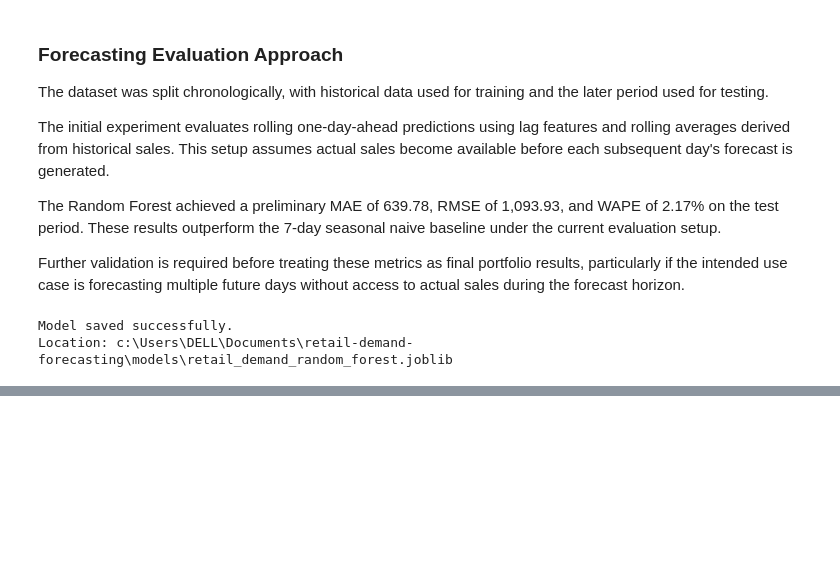
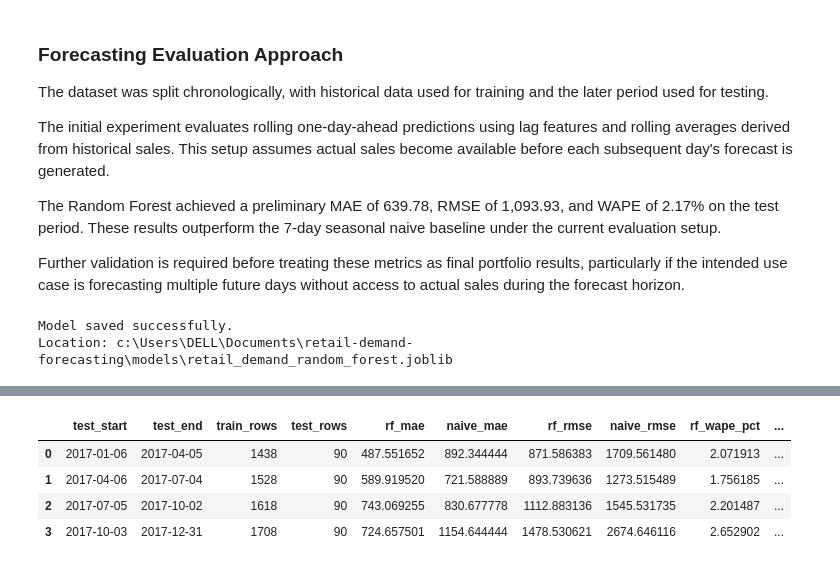
Before and after one commit to Kushala-D/retail-demand-forecasting, a Jupyter notebook: notebooks/retail_demand_forecasting.ipynb, the cells around one changed output, grey strips where cells are left out. Drawn from its saved outputs; the diff is of its cells as text; code cells hidden in the pictures; blank space fills up the shorter version.

Commit message:
Add rolling-origin backtesting results

```diff
--- a/notebooks/retail_demand_forecasting.ipynb
+++ b/notebooks/retail_demand_forecasting.ipynb
@@ -656,0 +661,16 @@ Location: c:\Users\DELL\Documents\retail-demand-forecasting\models\retail_demand
+# %%
+# Define the number of days in each test window
+test_window = 90
+
+# Define how many days to move forward between test windows
+step_size = 90
+
+# Find the first and last dates in our prepared dataset
+start_date = model_df["date"].min()
+end_date = model_df["date"].max()
+
+print("Dataset starts:", start_date)
+print("Dataset ends:", end_date)
+print("Test window (days):", test_window)
+print("Step size (days):", step_size)
+print("Total prepared rows:", len(model_df))
@@ -656,0 +683,82 @@ Location: c:\Users\DELL\Documents\retail-demand-forecasting\models\retail_demand
+# %%
+from sklearn.metrics import mean_absolute_error, mean_squared_error
+import numpy as np
+import pandas as pd
+
+# Features used by the existing Random Forest model
+features = [
+    "day_of_week",
+    "day_of_month",
+    "month",
+    "year",
+    "day_of_year",
+    "lag_1",
+    "lag_7",
+    "lag_28",
+    "rolling_mean_7",
+    "rolling_mean_28",
+]
+
+# Ensure rows are in chronological order
+backtest_df = model_df.sort_values("date").reset_index(drop=True)
+
+# Start with enough history for the first 90-day test window
+initial_train_size = len(backtest_df) - 4 * test_window
+
+results = []
+
+for start in range(
+    initial_train_size,
+    len(backtest_df) - test_window + 1,
+    step_size
+):
+    train = backtest_df.iloc[:start].copy()
+    test = backtest_df.iloc[start:start + test_window].copy()
+
+    # Train a fresh model using only data available before this window
+    from sklearn.ensemble import RandomForestRegressor
+
+    model = RandomForestRegressor(
+        n_estimators=200,
+        max_depth=12,
+        min_samples_leaf=3,
+        random_state=42,
+        n_jobs=-1
+    )
+
+    model.fit(train[features], train["sales"])
+
+    # Predict the next 90 days using the prepared lag features
+    rf_predictions = model.predict(test[features])
+
+    # Seasonal-naive forecast: use sales from seven days earlier
+    naive_predictions = test["lag_7"].to_numpy()
+
+    actual = test["sales"].to_numpy()
+
+    results.append({
+        "test_start": test["date"].min(),
+        "test_end": test["date"].max(),
+        "train_rows": len(train),
+        "test_rows": len(test),
+        "rf_mae": mean_absolute_error(actual, rf_predictions),
+        "naive_mae": mean_absolute_error(actual, naive_predictions),
+        "rf_rmse": np.sqrt(mean_squared_error(actual, rf_predictions)),
+        "naive_rmse": np.sqrt(mean_squared_error(actual, naive_predictions)),
+        "rf_wape_pct": (
+            np.abs(actual - rf_predictions).sum() / np.abs(actual).sum()
+        ) * 100,
+        "naive_wape_pct": (
+            np.abs(actual - naive_predictions).sum() / np.abs(actual).sum()
+        ) * 100
+    })
+
+backtest_results = pd.DataFrame(results)
+
+backtest_results
+# %% [output]
+|  | test_start | test_end | train_rows | test_rows | rf_mae | naive_mae | rf_rmse | naive_rmse | rf_wape_pct | ... |
+| 0 | 2017-01-06 | 2017-04-05 | 1438 | 90 | 487.551652 | 892.344444 | 871.586383 | 1709.561480 | 2.071913 | ... |
+| 1 | 2017-04-06 | 2017-07-04 | 1528 | 90 | 589.919520 | 721.588889 | 893.739636 | 1273.515489 | 1.756185 | ... |
+| 2 | 2017-07-05 | 2017-10-02 | 1618 | 90 | 743.069255 | 830.677778 | 1112.883136 | 1545.531735 | 2.201487 | ... |
+| 3 | 2017-10-03 | 2017-12-31 | 1708 | 90 | 724.657501 | 1154.644444 | 1478.530621 | 2674.646116 | 2.652902 | ... |
```
Also changed, not shown: parts of 3 cells of this notebook, 2 other files.
